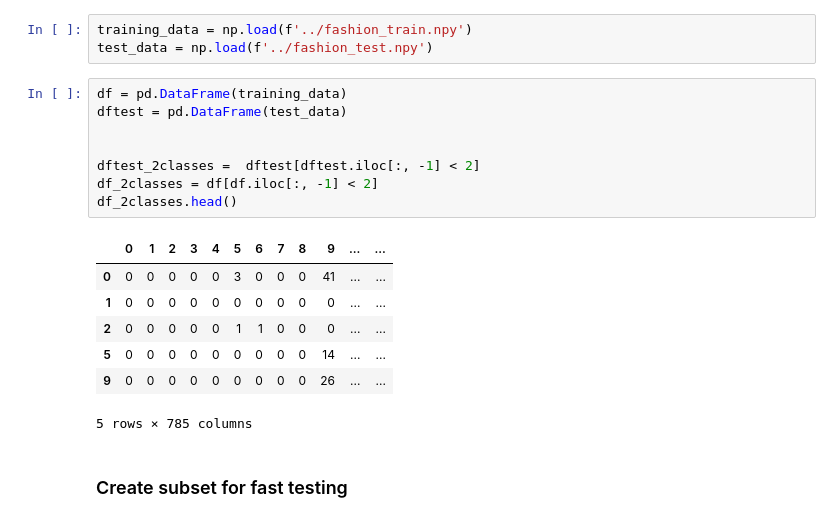
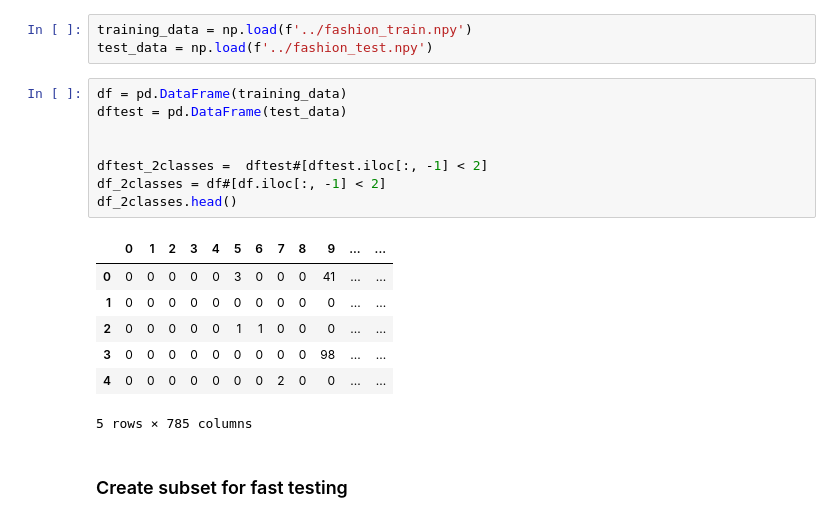
Before and after one commit to eloplope/Fashion-classifier, a Jupyter notebook: decision_tree_clean.ipynb, the cells around one changed output. Saved outputs shown, nothing was run; the diff lists cells and outputs as text.

```diff
--- a/decision_tree_clean.ipynb
+++ b/decision_tree_clean.ipynb
@@ -7,18 +7,18 @@ test_data = np.load(f'../fashion_test.npy')
 # %%
 df = pd.DataFrame(training_data)
 dftest = pd.DataFrame(test_data)
 
 
-dftest_2classes =  dftest[dftest.iloc[:, -1] < 2]
-df_2classes = df[df.iloc[:, -1] < 2]
+dftest_2classes =  dftest#[dftest.iloc[:, -1] < 2]
+df_2classes = df#[df.iloc[:, -1] < 2]
 df_2classes.head()
 # %% [output]
 |  | 0 | 1 | 2 | 3 | 4 | 5 | 6 | 7 | 8 | 9 | ... | ... |
 | 0 | 0 | 0 | 0 | 0 | 0 | 3 | 0 | 0 | 0 | 41 | ... | ... |
 | 1 | 0 | 0 | 0 | 0 | 0 | 0 | 0 | 0 | 0 | 0 | ... | ... |
 | 2 | 0 | 0 | 0 | 0 | 0 | 1 | 1 | 0 | 0 | 0 | ... | ... |
-| 5 | 0 | 0 | 0 | 0 | 0 | 0 | 0 | 0 | 0 | 14 | ... | ... |
-| 9 | 0 | 0 | 0 | 0 | 0 | 0 | 0 | 0 | 0 | 26 | ... | ... |
+| 3 | 0 | 0 | 0 | 0 | 0 | 0 | 0 | 0 | 0 | 98 | ... | ... |
+| 4 | 0 | 0 | 0 | 0 | 0 | 0 | 0 | 2 | 0 | 0 | ... | ... |
 5 rows × 785 columns
 # %% [markdown]
 ### Create subset for fast testing
```
Also changed, not shown: parts of 12 cells of this notebook.
